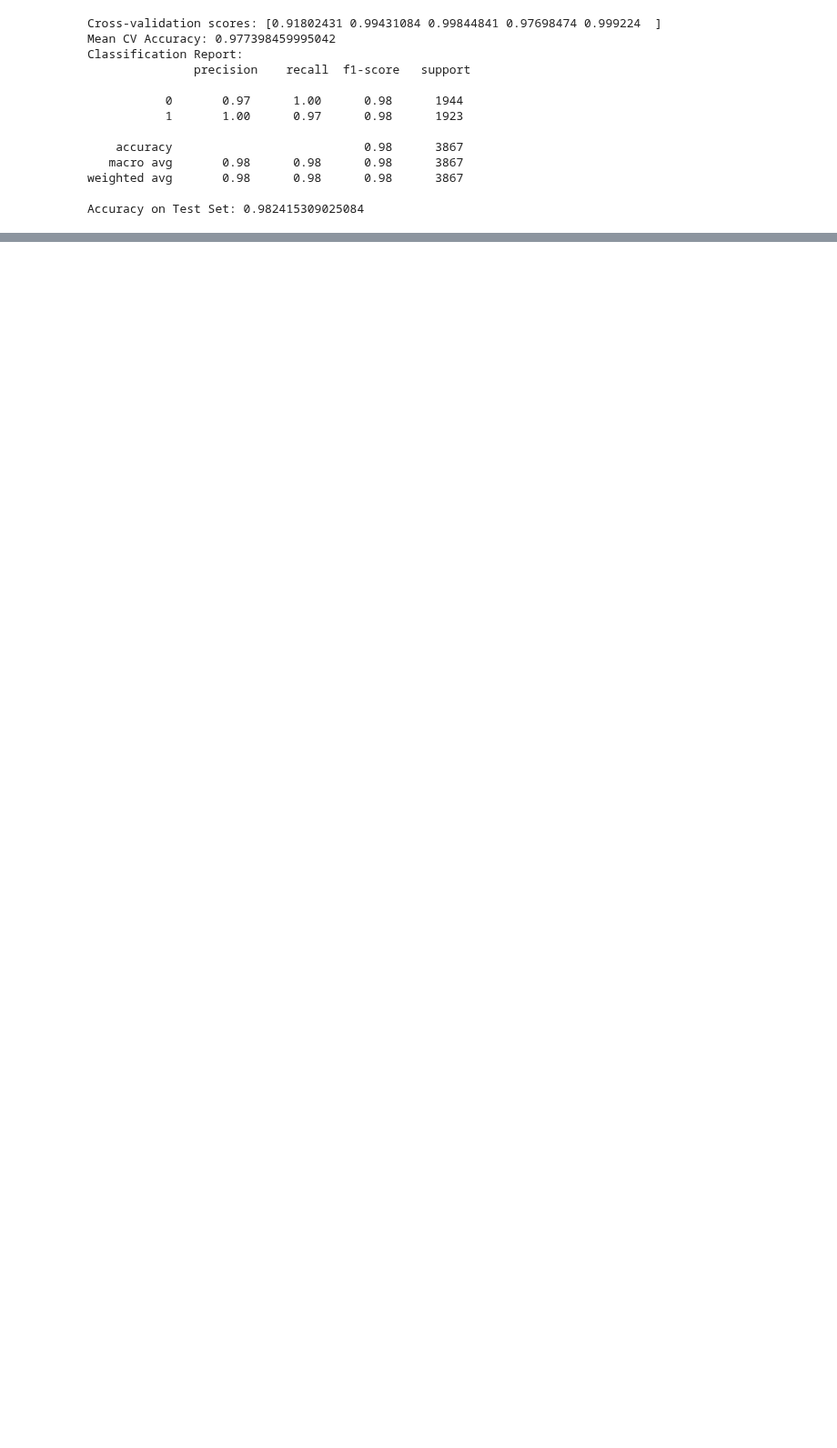
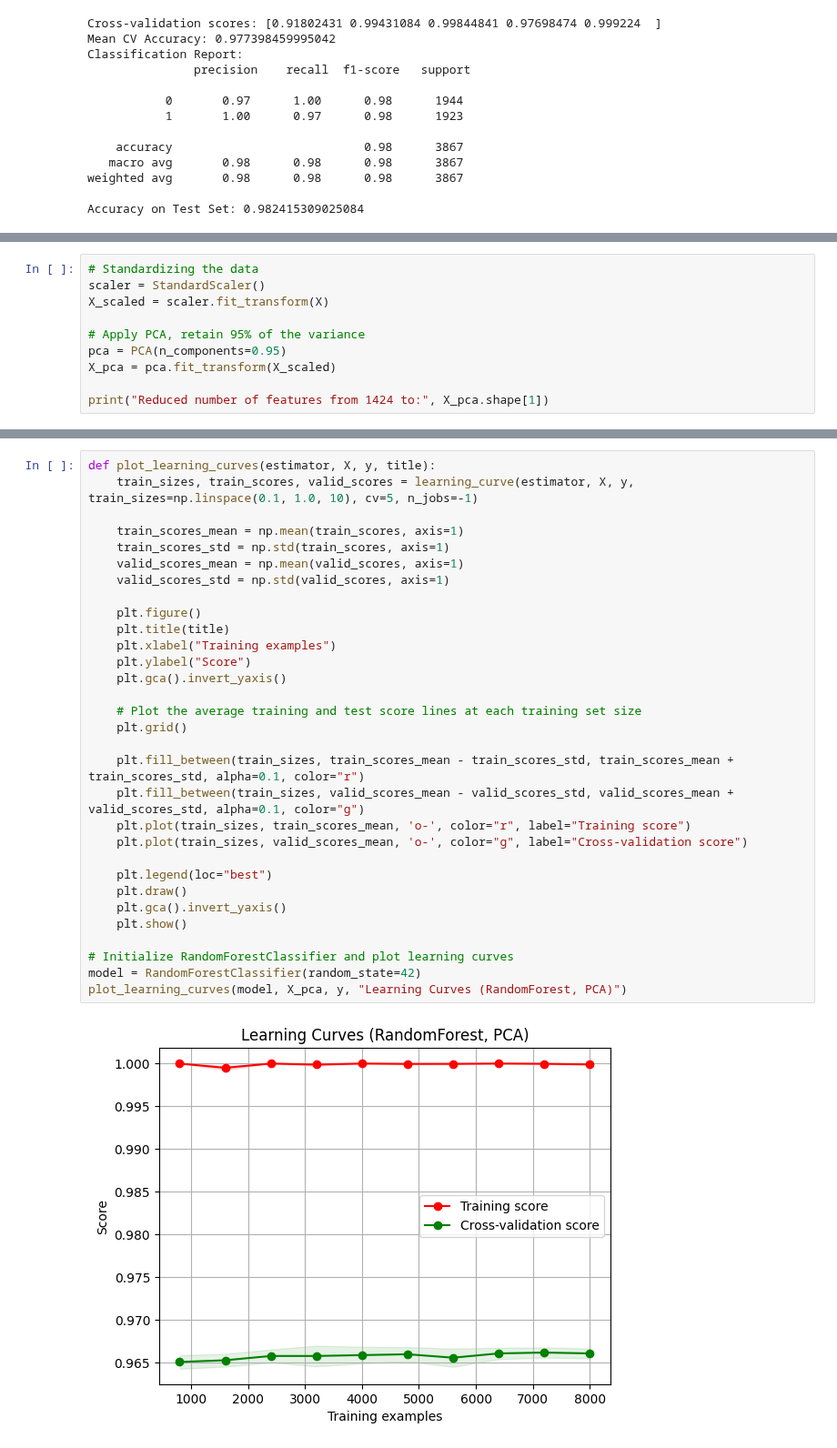
Before and after one commit to DataScienceAndEngineering/machine-learning-dse-i210-final-project-credit-risk, a Jupyter notebook: notebooks/SG_model_building.ipynb, the cells around one changed output, grey strips where cells are left out. Shown at 91% size. Cells and saved outputs as stored; diff of their text form; blank space fills up the shorter version.

```diff
--- a/notebooks/SG_model_building.ipynb
+++ b/notebooks/SG_model_building.ipynb
@@ -287,0 +390,10 @@ param_grid = {
+# %%
+# Standardizing the data
+scaler = StandardScaler()
+X_scaled = scaler.fit_transform(X)
+
+# Apply PCA, retain 95% of the variance
+pca = PCA(n_components=0.95)
+X_pca = pca.fit_transform(X_scaled)
+
+print("Reduced number of features from 1424 to:", X_pca.shape[1])
@@ -287,0 +402,33 @@ param_grid = {
+# %%
+def plot_learning_curves(estimator, X, y, title):
+    train_sizes, train_scores, valid_scores = learning_curve(estimator, X, y, train_sizes=np.linspace(0.1, 1.0, 10), cv=5, n_jobs=-1)
+
+    train_scores_mean = np.mean(train_scores, axis=1)
+    train_scores_std = np.std(train_scores, axis=1)
+    valid_scores_mean = np.mean(valid_scores, axis=1)
+    valid_scores_std = np.std(valid_scores, axis=1)
+
+    plt.figure()
+    plt.title(title)
+    plt.xlabel("Training examples")
+    plt.ylabel("Score")
+    plt.gca().invert_yaxis()
+
+    # Plot the average training and test score lines at each training set size
+    plt.grid()
+
+    plt.fill_between(train_sizes, train_scores_mean - train_scores_std, train_scores_mean + train_scores_std, alpha=0.1, color="r")
+    plt.fill_between(train_sizes, valid_scores_mean - valid_scores_std, valid_scores_mean + valid_scores_std, alpha=0.1, color="g")
+    plt.plot(train_sizes, train_scores_mean, 'o-', color="r", label="Training score")
+    plt.plot(train_sizes, valid_scores_mean, 'o-', color="g", label="Cross-validation score")
+
+    plt.legend(loc="best")
+    plt.draw()
+    plt.gca().invert_yaxis()
+    plt.show()
+
+# Initialize RandomForestClassifier and plot learning curves
+model = RandomForestClassifier(random_state=42)
+plot_learning_curves(model, X_pca, y, "Learning Curves (RandomForest, PCA)")
+# %% [output]
+[figure, added]
```
Also changed, not shown: parts of 16 cells of this notebook.
